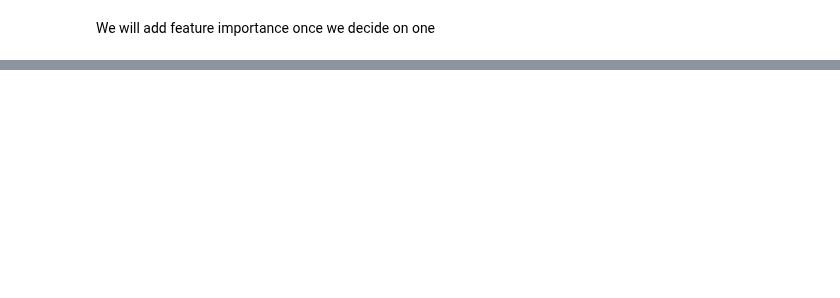
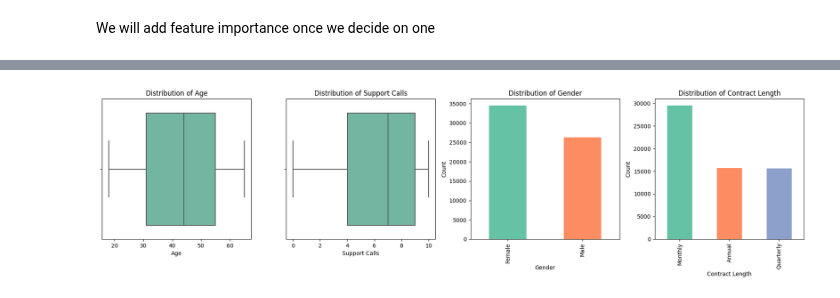
Before and after one commit to Johannes3001/AppliedML_Assign.01, a Jupyter notebook: FinalCodes.ipynb, the cells around one changed output, grey strips where cells are left out. Saved outputs shown, nothing was run; the diff lists cells and outputs as text; code cells hidden in the pictures; blank space fills up the shorter version.

```diff
--- a/FinalCodes.ipynb
+++ b/FinalCodes.ipynb
@@ -315,0 +367,50 @@ We will add feature importance once we decide on one
+# %%
+# Define a custom color palette with distinct colors for all categories
+custom_palette = sns.color_palette("Set2")
+
+# Find customers in rank 10 (highest churn risk)
+rank_10_customers = churn_risk_df[churn_risk_df['Churn Risk'] == 10]
+
+# Get the indices of these customers
+rank_10_indices = rank_10_customers['CustomerID']
+
+# Select numerical and categorical features to analyze
+numerical_features = ['Age', 'Support Calls']
+categorical_features = ['Gender', 'Contract Length']
+
+# Create subplots for visualizing features
+fig, axes = plt.subplots(nrows=1, ncols=len(numerical_features) + len(categorical_features), figsize=(18, 5))
+
+# Plot each numerical feature using box plots
+for i, feature in enumerate(numerical_features):
+    # Create a box plot for the numerical feature
+    sns.boxplot(x=feature, data=df.loc[rank_10_indices], ax=axes[i], color=custom_palette[0])
+    axes[i].set_title(f'Distribution of {feature}')
+
+# Plot each categorical feature
+for i, feature in enumerate(categorical_features):
+    # Calculate the distribution of values for the feature in the original dataset
+    feature_distribution = df.loc[rank_10_indices, feature].value_counts()
+
+    # Create a bar chart for the feature
+    if feature == 'Gender':
+        # For 'Gender,' use a bar chart and specify custom colors
+        feature_distribution.plot(kind='bar', ax=axes[len(numerical_features) + i], color=custom_palette)
+        axes[len(numerical_features) + i].set_xlabel(feature)
+        axes[len(numerical_features) + i].set_ylabel('Count')
+        axes[len(numerical_features) + i].set_title(f'Distribution of {feature}')
+    elif len(feature_distribution) <= 2:
+        # For binary features like "Contract Length," use a pie chart
+        axes[len(numerical_features) + i].pie(feature_distribution, labels=feature_distribution.index, autopct='%1.1f%%', startangle=90)
+        axes[len(numerical_features) + i].set_title(f'Distribution of {feature}')
+    else:
+        # For features with more than two categories, use a bar chart
+        feature_distribution.plot(kind='bar', ax=axes[len(numerical_features) + i], color=custom_palette)
+        axes[len(numerical_features) + i].set_xlabel(feature)
+        axes[len(numerical_features) + i].set_ylabel('Count')
+        axes[len(numerical_features) + i].set_title(f'Distribution of {feature}')
+
+plt.tight_layout()
+plt.show()
+# %% [output]
+[figure, added]
```
Also changed, not shown: parts of 4 cells of this notebook.
